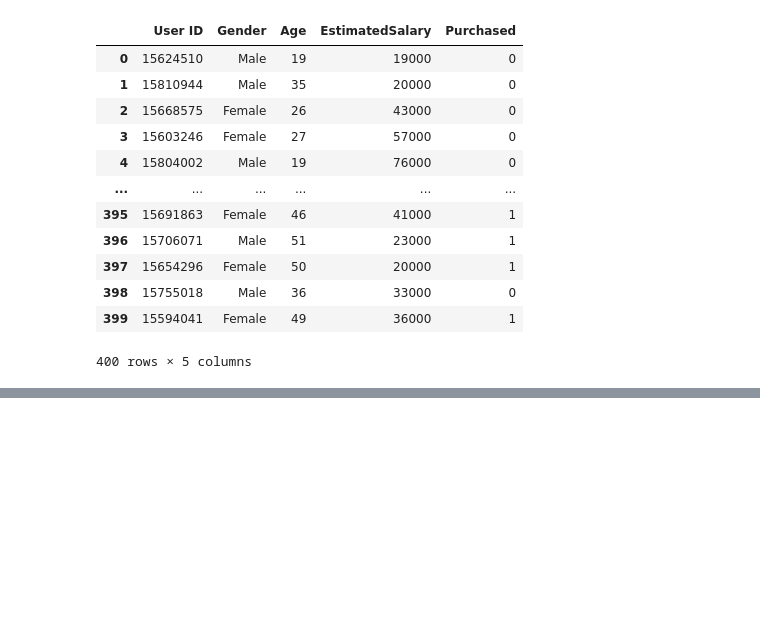
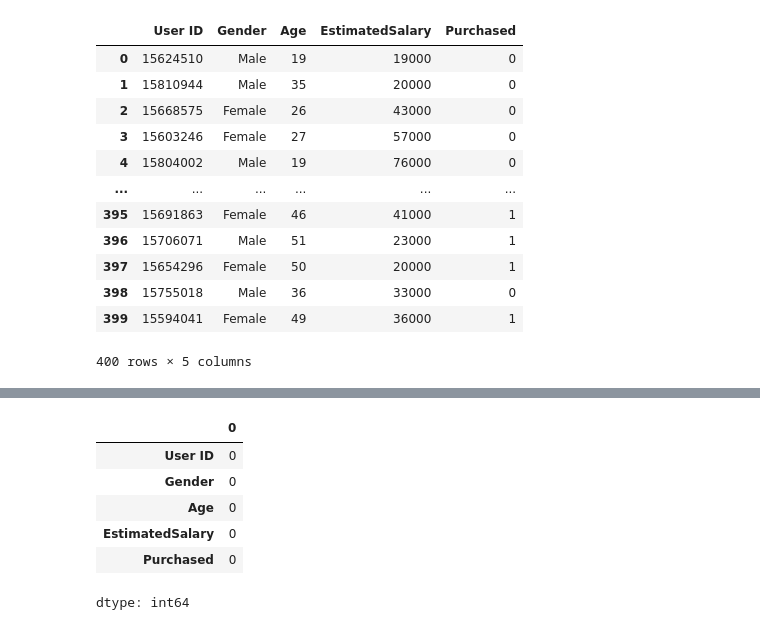
Before and after one commit to SonuDJ55/Feature_Engineering, a Jupyter notebook: FE1.ipynb, the cells around one changed output, grey strips where cells are left out. Saved outputs shown, nothing was run; the diff lists cells and outputs as text; code cells hidden in the pictures; blank space fills up the shorter version.

```diff
--- a/FE1.ipynb
+++ b/FE1.ipynb
@@ -203,0 +41,10 @@ adv
+# %%
+adv.isnull().sum()
+# %% [output]
+|  | 0 |
+| User ID | 0 |
+| Gender | 0 |
+| Age | 0 |
+| EstimatedSalary | 0 |
+| Purchased | 0 |
+dtype: int64
```
Also changed, not shown: parts of 26 cells of this notebook.
